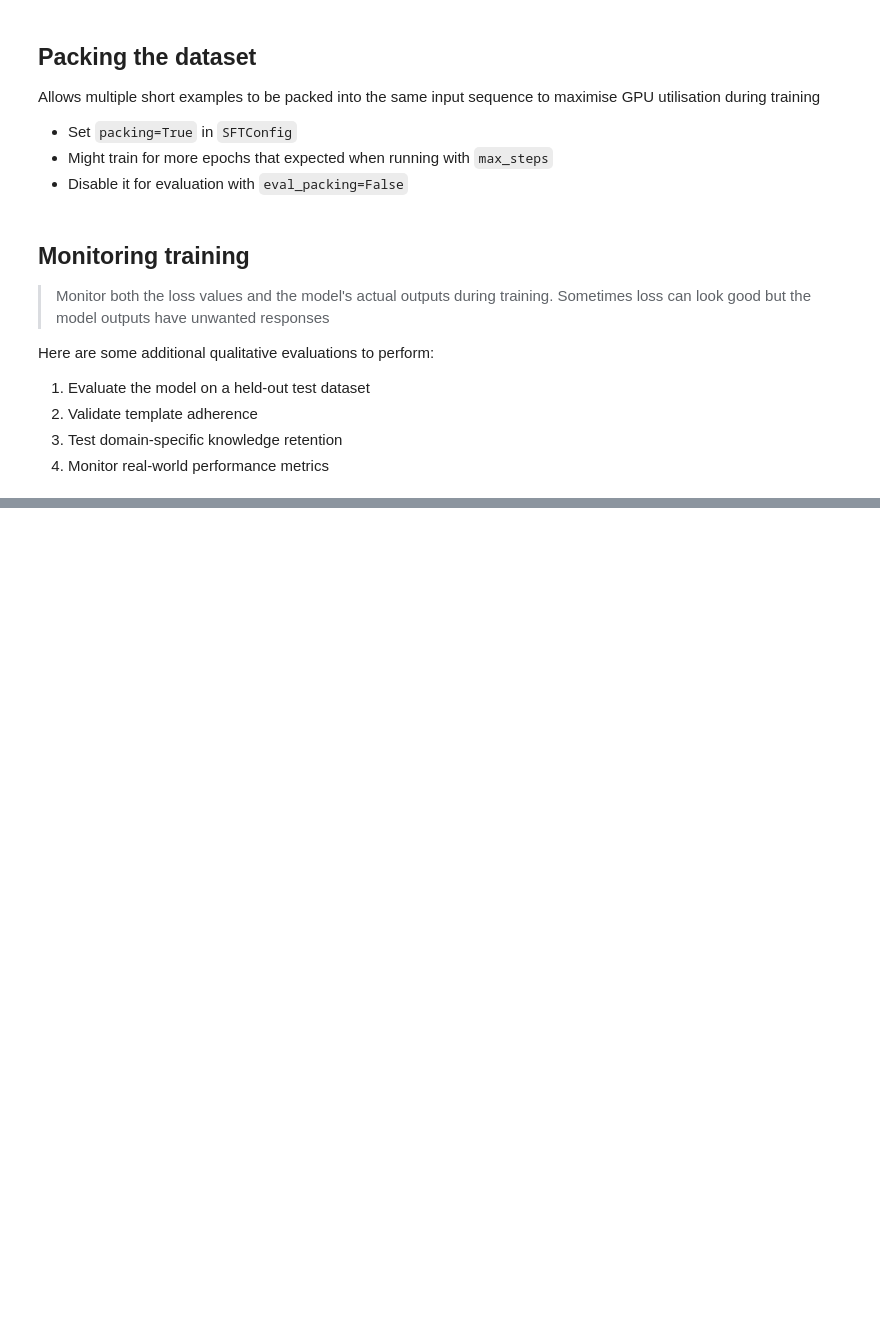
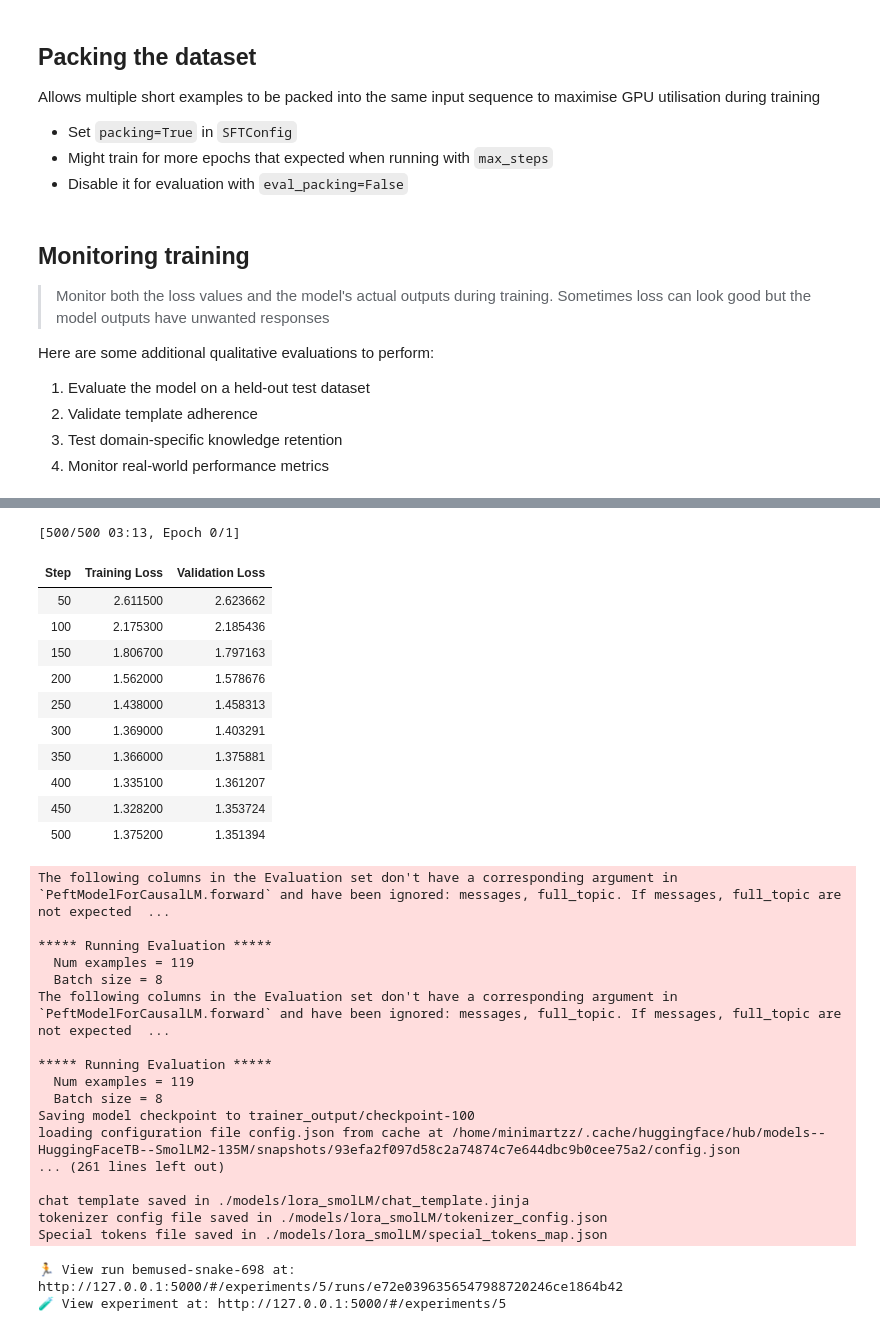
Before and after one commit to minimartzz/learning, a Jupyter notebook: huggingface_llm/11_finetuning_llms.ipynb, the cells around one changed output, grey strips where cells are left out. Drawn from its saved outputs; the diff is of its cells as text; code cells hidden in the pictures; blank space fills up the shorter version.

Commit message:
[Update] Completed chapter 11. Finished LoRA and Evaluation sections

```diff
--- a/huggingface_llm/11_finetuning_llms.ipynb
+++ b/huggingface_llm/11_finetuning_llms.ipynb
@@ -442,0 +534,45 @@ Here are some additional qualitative evaluations to perform:
+# %%
+# Configurations
+rank_dimension = 6            # r: smaller = more compression but less expressive
+lora_alpha = 8                # lora_alpha: higher = stronger adaptation (usually 2x rank value)
+lora_dropout = 0.05           # lora_dropout: dropout probability for lora layers
+bias = "none"                 # bias: whether to inlcude bias in layers specified
+target_modules = "all-linear" # target_modules: which layers to apply Lora to
+task_type = "CAUSAL_LM"       # task_type: model architecture
+
+peft_config = LoraConfig(
+  r=rank_dimension,
+  lora_alpha=lora_alpha,
+  lora_dropout=lora_dropout,
+  bias=bias,
+  target_modules=target_modules,
+  task_type=task_type,
+)
+
+model = get_peft_model(model, peft_config)
+# %%
+training_args = SFTConfig(
+  max_steps=500,
+  per_device_train_batch_size=4,
+  learning_rate=5e-5,
+  logging_steps=10,
+  save_steps=100,
+  eval_strategy="steps",
+  eval_steps=50,
+)
+
+mlflow.transformers.autolog()
+
+with mlflow.start_run():
+  trainer = SFTTrainer(
+    model=model,
+    args=training_args,
+    train_dataset=dataset['train'],
+    eval_dataset=dataset['test'],
+    processing_class=tokenizer
+  )
+
+  trainer.train()
+
+  trainer.save_model("./models/lora_smolLM")
+# %% [output]
@@ -442,0 +593,31 @@ Here are some additional qualitative evaluations to perform:
+[500/500 03:13, Epoch 0/1]
+| Step | Training Loss | Validation Loss |
+| 50 | 2.611500 | 2.623662 |
+| 100 | 2.175300 | 2.185436 |
+| 150 | 1.806700 | 1.797163 |
+| 200 | 1.562000 | 1.578676 |
+| 250 | 1.438000 | 1.458313 |
+| 300 | 1.369000 | 1.403291 |
+| 350 | 1.366000 | 1.375881 |
+| 400 | 1.335100 | 1.361207 |
+| 450 | 1.328200 | 1.353724 |
+| 500 | 1.375200 | 1.351394 |
+The following columns in the Evaluation set don't have a corresponding argument in `PeftModelForCausalLM.forward` and have been ignored: messages, full_topic. If messages, full_topic are not expected  ...
+
+***** Running Evaluation *****
+  Num examples = 119
+  Batch size = 8
+The following columns in the Evaluation set don't have a corresponding argument in `PeftModelForCausalLM.forward` and have been ignored: messages, full_topic. If messages, full_topic are not expected  ...
+
+***** Running Evaluation *****
+  Num examples = 119
+  Batch size = 8
+Saving model checkpoint to trainer_output/checkpoint-100
+loading configuration file config.json from cache at /home/minimartzz/.cache/huggingface/hub/models--HuggingFaceTB--SmolLM2-135M/snapshots/93efa2f097d58c2a74874c7e644dbc9b0cee75a2/config.json
+... (261 lines left out)
+
+chat template saved in ./models/lora_smolLM/chat_template.jinja
+tokenizer config file saved in ./models/lora_smolLM/tokenizer_config.json
+Special tokens file saved in ./models/lora_smolLM/special_tokens_map.json
+🏃 View run bemused-snake-698 at: http://127.0.0.1:5000/#/experiments/5/runs/e72e0396356547988720246ce1864b42
+🧪 View experiment at: http://127.0.0.1:5000/#/experiments/5
```
Also changed, not shown: parts of 22 cells of this notebook, 2 other files.
